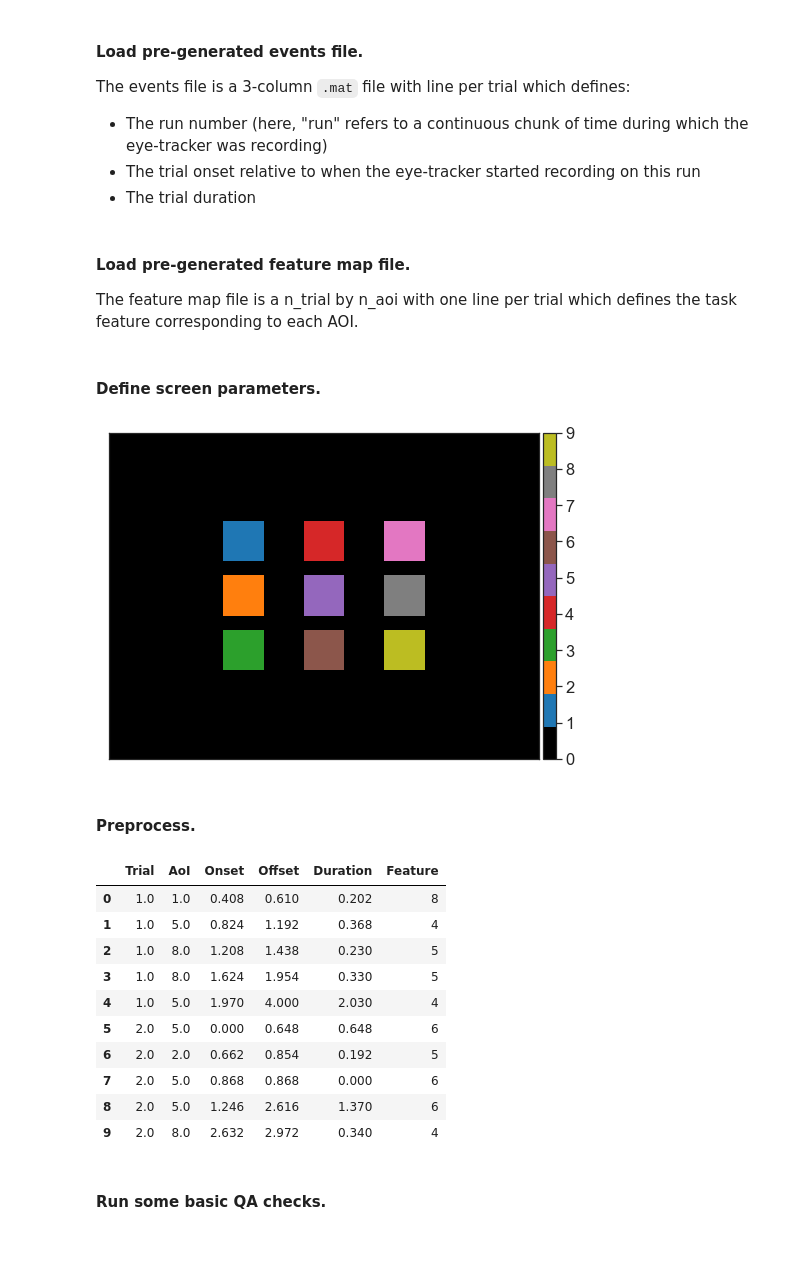
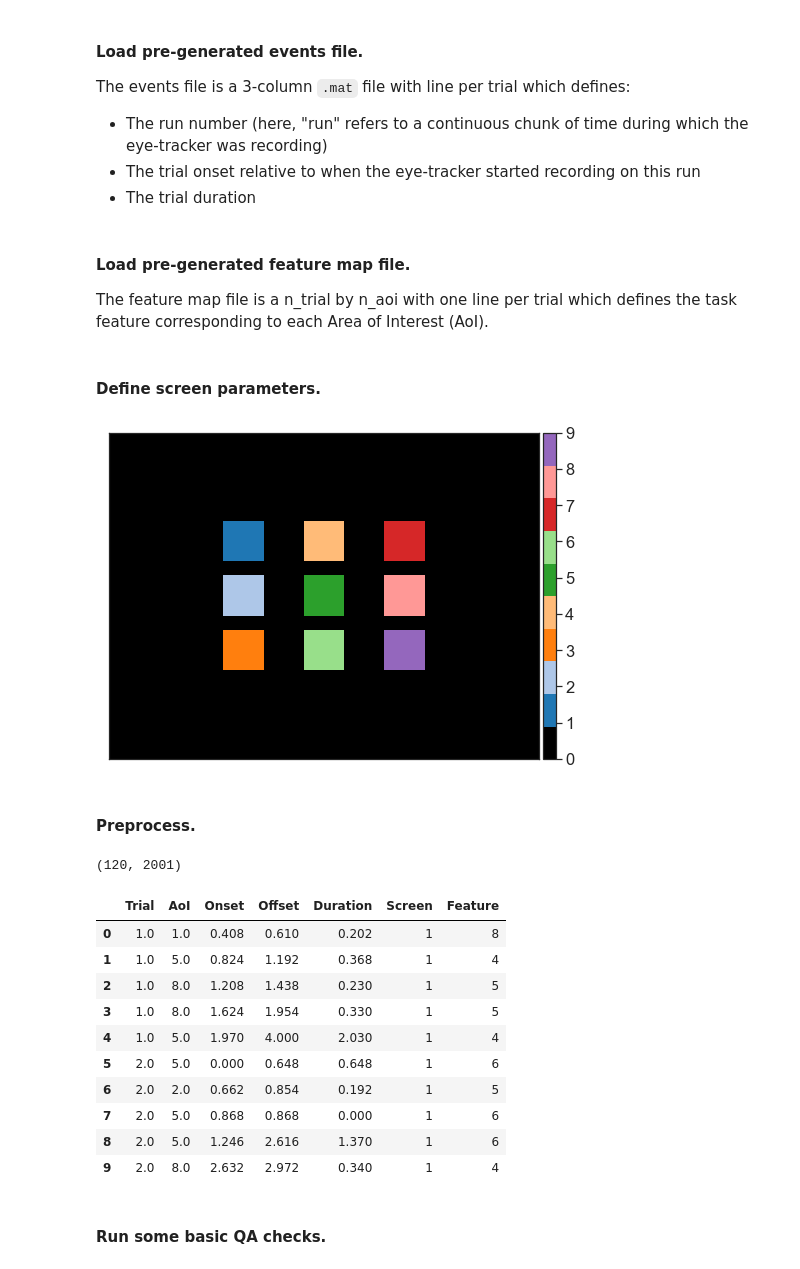
Before and after one commit to nivlab/NivLink, a Jupyter notebook: demos/demo_raw_data.ipynb, the cells around one changed output. Drawn from its saved outputs; the diff is of its cells as text; code cells hidden in the pictures.

```diff
--- a/demos/demo_raw_data.ipynb
+++ b/demos/demo_raw_data.ipynb
@@ -62,7 +62,7 @@ events = np.array(events_mat["events_array"])
 # %% [markdown]
 #### Load pre-generated feature map file.
 
-The feature map file is a n_trial by n_aoi with one line per trial which defines the task feature corresponding to each AOI.
+The feature map file is a n_trial by n_aoi with one line per trial which defines the task feature corresponding to each Area of Interest (AoI).
 # %%
 featmap_file_path = 'sample_featmap.mat'
 featmap_mat = io.loadmat(featmap_file_path)
@@ -72,64 +72,74 @@ featmap = np.array(featmap_mat["features_aoi_map"])
 # %%
 ## Define metadata.
 xdim, ydim, sfreq = 1600, 1200, 500
 
 ## Initialize ScreenInfo object.
-info = ScreenInfo(xdim, ydim, sfreq)
+info = ScreenInfo(xdim, ydim, sfreq, )
 
 ## Define and add areas of interest.
 n_aois = 9
 aois = np.empty((n_aois,2,2))
 
 # Left column
 aois[0] = np.matrix([[425, 325], [575, 475]])
 aois[1] = np.matrix([[425, 525], [575, 675]])
 aois[2] = np.matrix([[425, 725], [575, 875]])
 
 # Middle column
 aois[3] = np.matrix([[725, 325], [875, 475]])
 aois[4] = np.matrix([[725, 525], [875, 675]])
 aois[5] = np.matrix([[725, 725], [875, 875]])
 
 # Right column
 aois[6] = np.matrix([[1025, 325], [1175, 475]])
 aois[7] = np.matrix([[1025, 525], [1175, 675]])
 aois[8] = np.matrix([[1025, 725], [1175, 875]])
 
 for a in range(0, n_aois):
     info.add_rectangle_aoi(aois[a,0,0], aois[a,1,0], aois[a,0,1], aois[a,1,1])
 
-## Visually inspect AOIs
-fig, ax = info.plot_aoi(6,False,)
-plt.show(fig)
+## Visually inspect AoIs.
+fig, ax = info.plot_aoi(1,6,False,)
 # %% [output]
-[figure, old version]
+[figure, new version]
 # %% [markdown]
 #### Preprocess.
 # %%
 ## Run epoching.
 epochs = epoching_fht(raw_data_array, info, events)
 
-## Align to AOI.
-aligned = align_to_aoi(epochs, info)
+## Define screenidx array.
+n_trials = max(behavior.Trial)
+# In this demo, AoIs are identically distributed across trials
+screenidx = np.ones((n_trials,1))
+
+## Align to AoI.
+aligned = align_to_aoi(epochs, info, screenidx)
 
 ## Compute fixations.
 fixations = compute_fixations(aligned, info)
 
+## Add screen column.
+fixations['Screen'] = screenidx[fixations.Trial.values.astype(int) - 1].astype(int)
+
+## If applicable, re-label AoIs.
+
 ## Map to task features.
 fixations['Feature'] = featmap[fixations.Trial.values.astype(int) - 1,fixations.AoI.values.astype(int) - 1]
 fixations.head(10)
 # %% [output]
+(120, 2001)
-|  | Trial | AoI | Onset | Offset | Duration | Feature |
-| 0 | 1.0 | 1.0 | 0.408 | 0.610 | 0.202 | 8 |
-| 1 | 1.0 | 5.0 | 0.824 | 1.192 | 0.368 | 4 |
-| 2 | 1.0 | 8.0 | 1.208 | 1.438 | 0.230 | 5 |
-| 3 | 1.0 | 8.0 | 1.624 | 1.954 | 0.330 | 5 |
-| 4 | 1.0 | 5.0 | 1.970 | 4.000 | 2.030 | 4 |
-| 5 | 2.0 | 5.0 | 0.000 | 0.648 | 0.648 | 6 |
-| 6 | 2.0 | 2.0 | 0.662 | 0.854 | 0.192 | 5 |
-| 7 | 2.0 | 5.0 | 0.868 | 0.868 | 0.000 | 6 |
-| 8 | 2.0 | 5.0 | 1.246 | 2.616 | 1.370 | 6 |
-| 9 | 2.0 | 8.0 | 2.632 | 2.972 | 0.340 | 4 |
+|  | Trial | AoI | Onset | Offset | Duration | Screen | Feature |
+| 0 | 1.0 | 1.0 | 0.408 | 0.610 | 0.202 | 1 | 8 |
+| 1 | 1.0 | 5.0 | 0.824 | 1.192 | 0.368 | 1 | 4 |
+| 2 | 1.0 | 8.0 | 1.208 | 1.438 | 0.230 | 1 | 5 |
+| 3 | 1.0 | 8.0 | 1.624 | 1.954 | 0.330 | 1 | 5 |
+| 4 | 1.0 | 5.0 | 1.970 | 4.000 | 2.030 | 1 | 4 |
+| 5 | 2.0 | 5.0 | 0.000 | 0.648 | 0.648 | 1 | 6 |
+| 6 | 2.0 | 2.0 | 0.662 | 0.854 | 0.192 | 1 | 5 |
+| 7 | 2.0 | 5.0 | 0.868 | 0.868 | 0.000 | 1 | 6 |
+| 8 | 2.0 | 5.0 | 1.246 | 2.616 | 1.370 | 1 | 6 |
+| 9 | 2.0 | 8.0 | 2.632 | 2.972 | 0.340 | 1 | 4 |
 # %% [markdown]
 #### Run some basic QA checks.
 # %%
```
Also changed, not shown: parts of 2 cells of this notebook, 8 other files.
